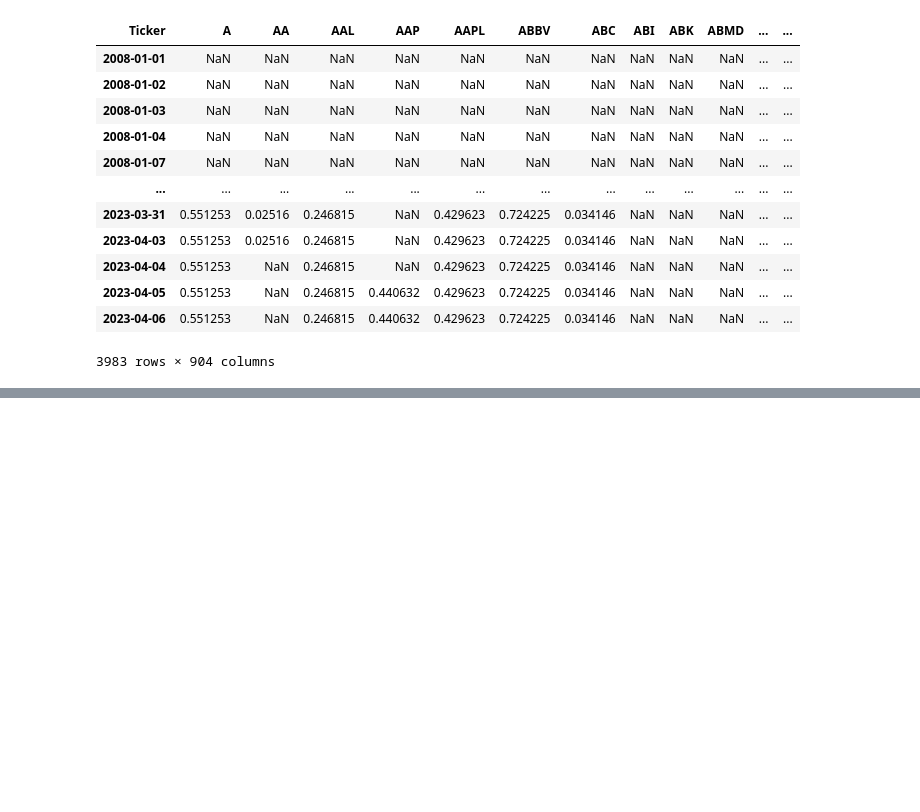
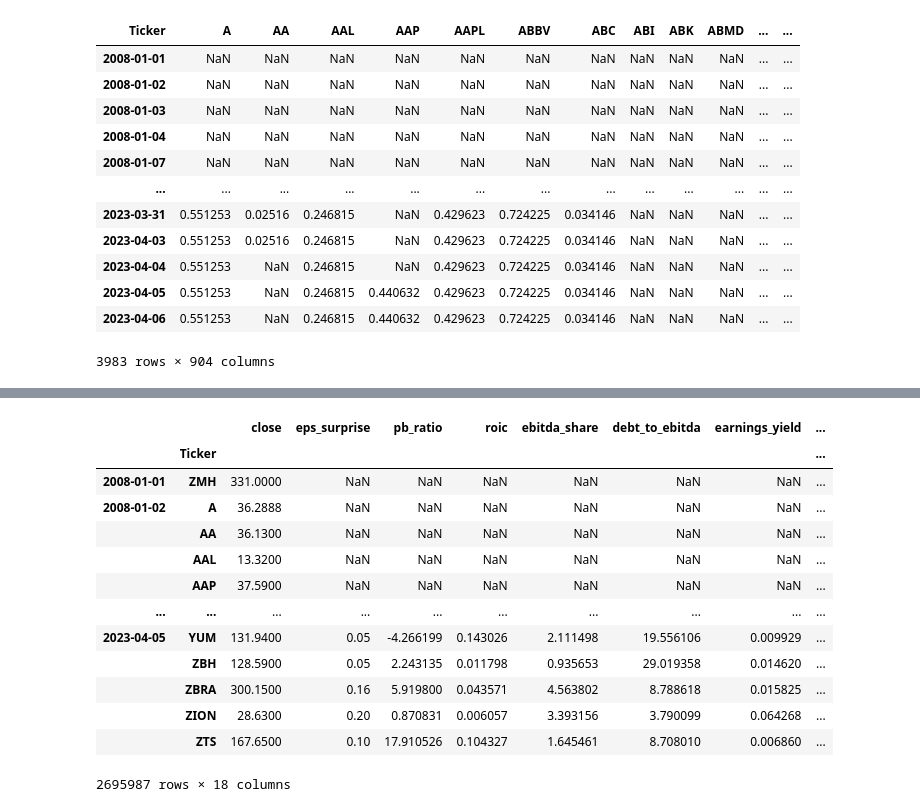
Before and after one commit to nabz78350/backtesting, a Jupyter notebook: strat_earnings.ipynb, the cells around one changed output, grey strips where cells are left out. Drawn from its saved outputs; the diff is of its cells as text; code cells hidden in the pictures; blank space fills up the shorter version.

```diff
--- a/strat_earnings.ipynb
+++ b/strat_earnings.ipynb
@@ -233,3 +362,20 @@ EM = EV / ebitda
+# %%
+ebit = income_statement['ebitda'].unstack().reindex_like(P).ffill().astype(float)
+totalAssets = balance_sheet['totalAssets'].unstack().reindex_like(P).ffill().astype(float)
+totalCurrentAssets = balance_sheet['totalCurrentAssets'].unstack().reindex_like(P).ffill().astype(float)
+roic = (ebit/(totalAssets - totalCurrentAssets)).stack()
+# %%
+totalAssets = balance_sheet['totalAssets'].unstack().reindex_like(P).ffill().astype(float)
+totalLiabilities = balance_sheet['totalLiab'].unstack().reindex_like(P).ffill().astype(float)
+book_value = totalAssets - totalLiabilities
+shares = balance_sheet['commonStockSharesOutstanding'].unstack().reindex_like(P).ffill().astype(float)
+book_value_share = book_value/ shares
+close = market_data['close'].unstack().reindex_like(P).astype(float)
+pb_ratio = (close/book_value_share).stack()
+# %%
+eps_actual = earnings['epsActual'].unstack().reindex_like(P).ffill().astype(float)
+eps_estimate = earnings['epsEstimate'].unstack().reindex_like(P).ffill().astype(float)
+eps_surprise = (eps_actual - eps_estimate).stack()
 # %%
 ratios = {
         'eps_surprise':eps_surprise,
@@ -251,3 +397,18 @@ ratios = {
         'debt_cash':debt_cash
 
         }
+# %%
+result_df = pd.DataFrame()
+
+# Iterate through the dictionary and add each DataFrame as a new column
+for key, df in ratios.items():
+    print(key)
+    df = pd.DataFrame({key:df})
+    df.index.names = ['Date','Ticker']
+
+    # Unstack the MultiIndex to create columns for each level
+    # Append the DataFrame to the result DataFrame
+    ratios[key] = df
+
+# Print the result DataFrame
+print(result_df)
@@ -253,0 +436,22 @@ ratios = {
+# %%
+data_raw = pd.DataFrame( {'close':market_data['close'].unstack().reindex_like(P).stack()})
+features = list(ratios)
+for col in tqdm(features):
+    data_raw[col] = ratios[col]
+
+data_raw
+# %% [output]
+|  |  | close | eps_surprise | pb_ratio | roic | ebitda_share | debt_to_ebitda | earnings_yield | ... |
+|  | Ticker |  |  |  |  |  |  |  | ... |
+| 2008-01-01 | ZMH | 331.0000 | NaN | NaN | NaN | NaN | NaN | NaN | ... |
+| 2008-01-02 | A | 36.2888 | NaN | NaN | NaN | NaN | NaN | NaN | ... |
+|  | AA | 36.1300 | NaN | NaN | NaN | NaN | NaN | NaN | ... |
+|  | AAL | 13.3200 | NaN | NaN | NaN | NaN | NaN | NaN | ... |
+|  | AAP | 37.5900 | NaN | NaN | NaN | NaN | NaN | NaN | ... |
+| ... | ... | ... | ... | ... | ... | ... | ... | ... | ... |
+| 2023-04-05 | YUM | 131.9400 | 0.05 | -4.266199 | 0.143026 | 2.111498 | 19.556106 | 0.009929 | ... |
+|  | ZBH | 128.5900 | 0.05 | 2.243135 | 0.011798 | 0.935653 | 29.019358 | 0.014620 | ... |
+|  | ZBRA | 300.1500 | 0.16 | 5.919800 | 0.043571 | 4.563802 | 8.788618 | 0.015825 | ... |
+|  | ZION | 28.6300 | 0.20 | 0.870831 | 0.006057 | 3.393156 | 3.790099 | 0.064268 | ... |
+|  | ZTS | 167.6500 | 0.10 | 17.910526 | 0.104327 | 1.645461 | 8.708010 | 0.006860 | ... |
+2695987 rows × 18 columns
```
Also changed, not shown: parts of 21 cells of this notebook.
